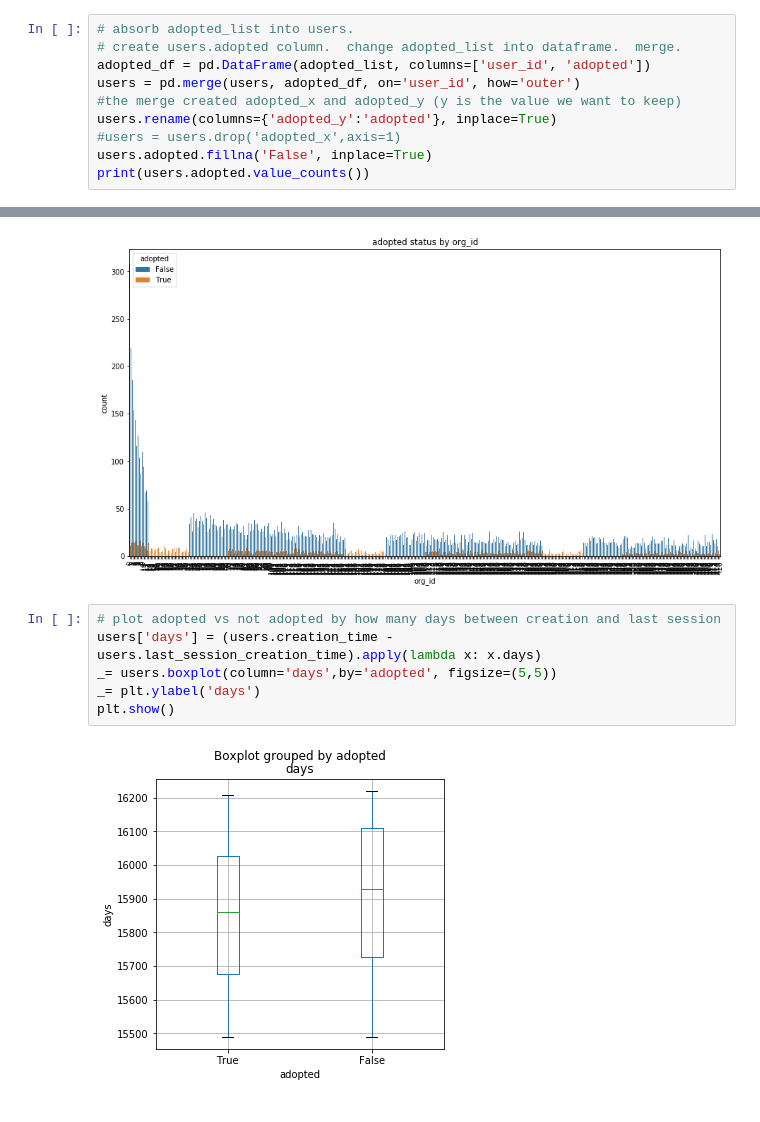
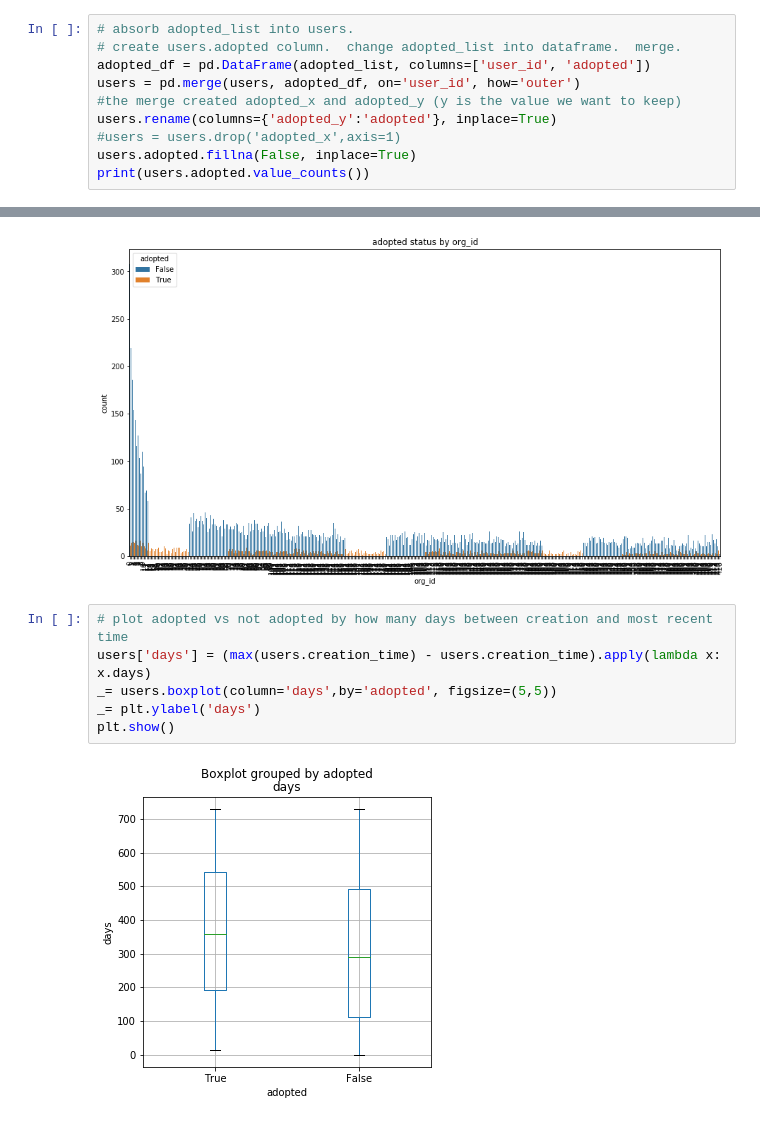
Before and after one commit to misterhappy2/relax, a Jupyter notebook: relax.ipynb, the cells around one changed output, grey strips where cells are left out. Drawn from its saved outputs; the diff is of its cells as text.

```diff
--- a/relax.ipynb
+++ b/relax.ipynb
@@ -250,7 +257,7 @@ users = pd.merge(users, adopted_df, on='user_id', how='outer')
 #the merge created adopted_x and adopted_y (y is the value we want to keep)
 users.rename(columns={'adopted_y':'adopted'}, inplace=True)
 #users = users.drop('adopted_x',axis=1)
-users.adopted.fillna('False', inplace=True)
+users.adopted.fillna(False, inplace=True)
 print(users.adopted.value_counts())
 # %% [output]
 False    10398
@@ -333,13 +342,13 @@ plt.show()
 <matplotlib.figure.Figure at 0x...>
 [figure]
 # %%
-# plot adopted vs not adopted by how many days between creation and last session
-users['days'] = (users.creation_time - users.last_session_creation_time).apply(lambda x: x.days)
+# plot adopted vs not adopted by how many days between creation and most recent time
+users['days'] = (max(users.creation_time) - users.creation_time).apply(lambda x: x.days)
 _= users.boxplot(column='days',by='adopted', figsize=(5,5))
 _= plt.ylabel('days')
 plt.show()
 # %% [output]
-[figure, old version]
+[figure, new version]
 # %%
 _= sns.violinplot(x='adopted', y='days', data=users)
 _= plt.ylabel('credit limit')
```
Also changed, not shown: parts of 17 cells of this notebook.
